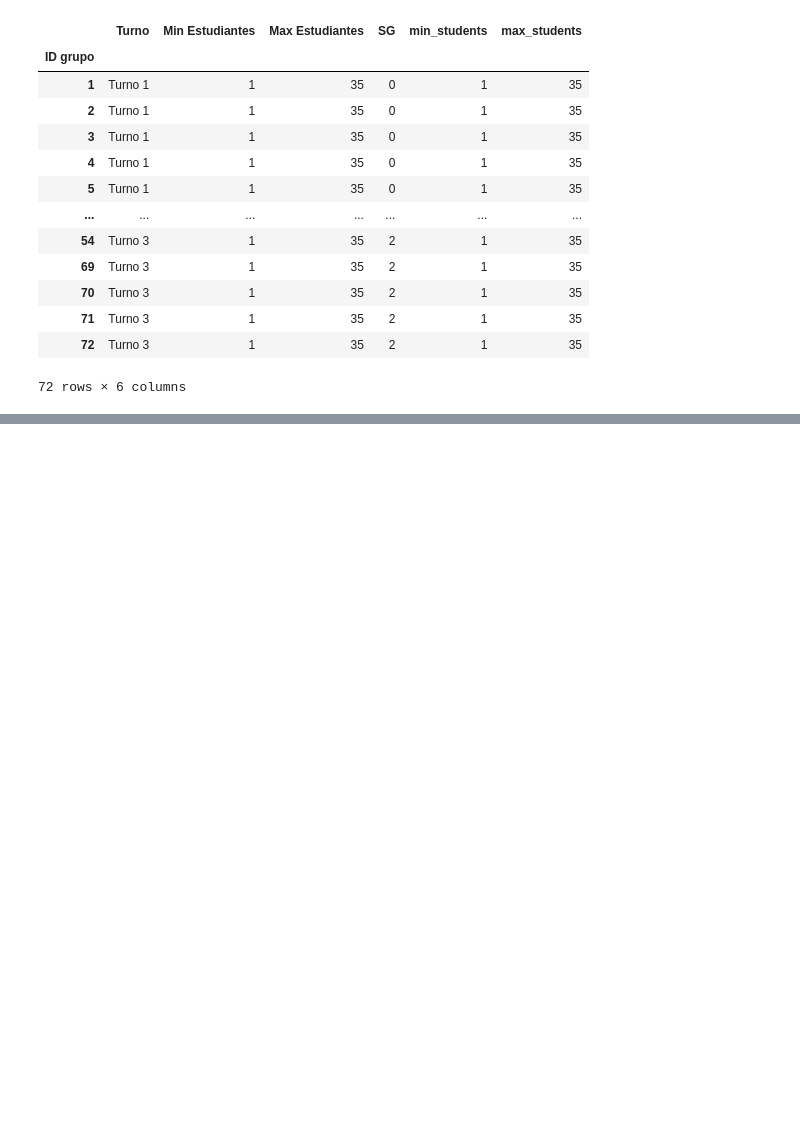
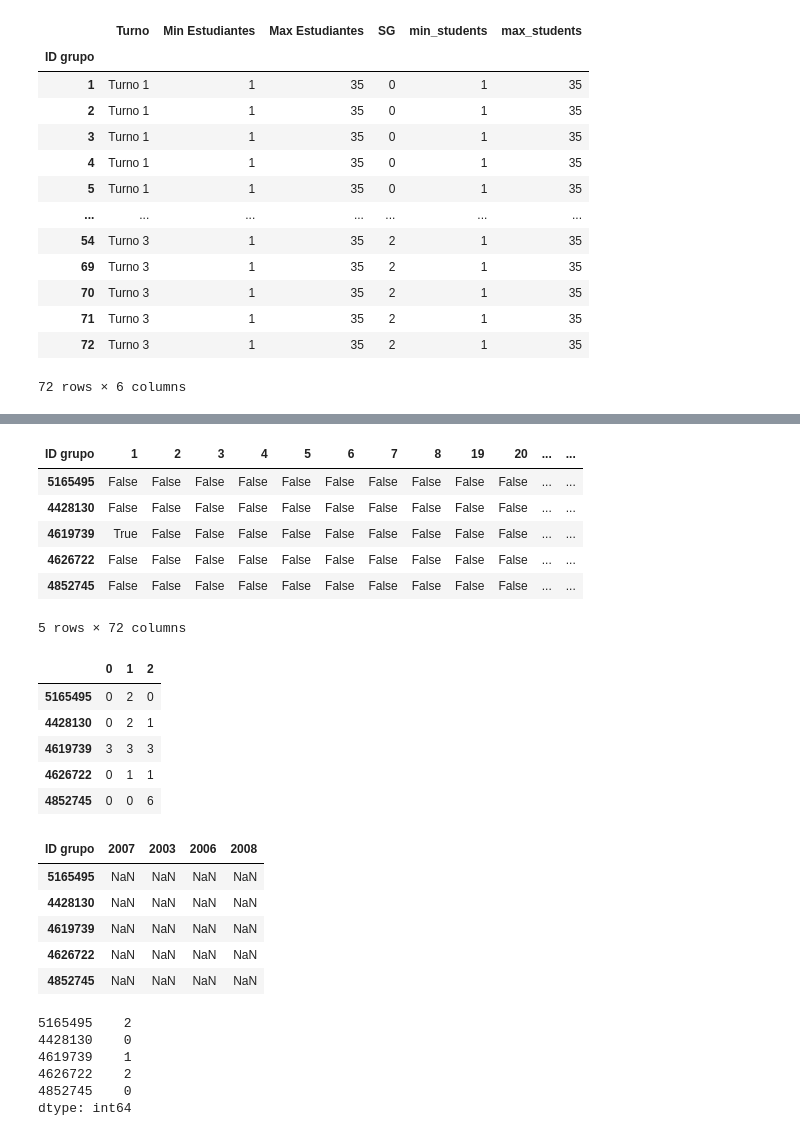
Before and after one commit to HJuan412/group_reparting, a Jupyter notebook: Asignador.ipynb, the cells around one changed output, grey strips where cells are left out. Saved outputs shown, nothing was run; the diff lists cells and outputs as text; code cells hidden in the pictures; blank space fills up the shorter version.

```diff
--- a/Asignador.ipynb
+++ b/Asignador.ipynb
@@ -99,7 +99,7 @@ grupos
 # load data
 def preprocess_groups(file, sg_col, min_students_col, max_students_col):
     groups = pd.read_csv(file, sep='\t', index_col=0)
-    groups['SG'] = grupos[sg_col].replace({val:idx for idx, val in enumerate(grupos.Turno.unique())})
+    groups['SG'] = groups[sg_col].replace({val:idx for idx, val in enumerate(groups.Turno.unique())})
 
     # ensure min and max student columns have standard names
     groups['min_students'] = groups[min_students_col]
@@ -112,8 +112,6 @@ def preprocess_students(file, id_cols):
     id_cols = id_cols.split('___')
 
     # identify ID col for each students
-    collect_ids(students, id_cols)
-
     students['ID'] = ''
     students['Doc_type'] = ''
 
@@ -127,6 +125,7 @@ def preprocess_students(file, id_cols):
 
 # get group demand
 def build_demand_table(students, groups, sg_cols):
+    sg_cols = sg_cols.split('___')
     uniq_students = students.ID.unique()
     demand_tab = pd.DataFrame(False, index=uniq_students, columns=groups.index)
     sg_demand_tab = pd.DataFrame(0, index=uniq_students, columns=groups.SG.unique())
@@ -230,7 +229,7 @@ def transfer(placement_tab, to_transfer, max_students=35):
     # sort students by options (ascending)
     to_transfer = to_transfer.iloc[np.argsort(to_transfer.sum(axis=1))].copy()
     # arrange transfers
-    transfer_series = pd.Series(-1, index=transferrable.index)
+    transfer_series = pd.Series(-1, index=to_transfer.index)
     for grp, places in avail_places.items():
         group_students = to_transfer[grp]
         group_students = group_students.loc[group_students].iloc[:places].index.values
@@ -292,3 +291,9 @@ def main(students_file,
     # acomodate
     placement2, unplaced2 = accomodate(placement, unplaced, demand, max_students=groups.max_students.max())
     return placement2, unplaced2
+# %%
+# load data
+students_file = 'Formulario_Estudiantes.txt'
+id_cols = 'Cedula___pasaporte'
+students = preprocess_students(students_file, id_cols)
+students.head()
@@ -294,0 +308,7 @@ def main(students_file,
+# %%
+groups_file = 'Grupos_Disponibles.txt'
+sg_groups = 'Turno'
+min_students_col = 'Min Estudiantes'
+max_students_col = 'Max Estudiantes'
+groups = preprocess_groups(groups_file, sg_groups, min_students_col, max_students_col)
+groups.head()
@@ -294,0 +323,39 @@ def main(students_file,
+# %%
+# build demand
+sg_students = 'Grupos mañana___Grupos tarde___Grupos noche'
+demand, sg_demand, weird_demand = build_demand_table(students, groups, sg_students)
+display(demand.head())
+display(sg_demand.head())
+display(weird_demand.head())
+# %% [output]
+| ID grupo | 1 | 2 | 3 | 4 | 5 | 6 | 7 | 8 | 19 | 20 | ... | ... |
+| 5165495 | False | False | False | False | False | False | False | False | False | False | ... | ... |
+| 4428130 | False | False | False | False | False | False | False | False | False | False | ... | ... |
+| 4619739 | True | False | False | False | False | False | False | False | False | False | ... | ... |
+| 4626722 | False | False | False | False | False | False | False | False | False | False | ... | ... |
+| 4852745 | False | False | False | False | False | False | False | False | False | False | ... | ... |
+5 rows × 72 columns
+|  | 0 | 1 | 2 |
+| 5165495 | 0 | 2 | 0 |
+| 4428130 | 0 | 2 | 1 |
+| 4619739 | 3 | 3 | 3 |
+| 4626722 | 0 | 1 | 1 |
+| 4852745 | 0 | 0 | 6 |
+| ID grupo | 2007 | 2003 | 2006 | 2008 |
+| 5165495 | NaN | NaN | NaN | NaN |
+| 4428130 | NaN | NaN | NaN | NaN |
+| 4619739 | NaN | NaN | NaN | NaN |
+| 4626722 | NaN | NaN | NaN | NaN |
+| 4852745 | NaN | NaN | NaN | NaN |
+# %%
+# build priority
+cert_cols = 'certificado'
+priority = build_priority(students, cert_cols, demand, sg_demand, min_groups=2, min_sg=2)
+priority.head()
+# %% [output]
+5165495    2
+4428130    0
+4619739    1
+4626722    2
+4852745    0
+dtype: int64
```
Also changed, not shown: parts of 5 cells of this notebook.
